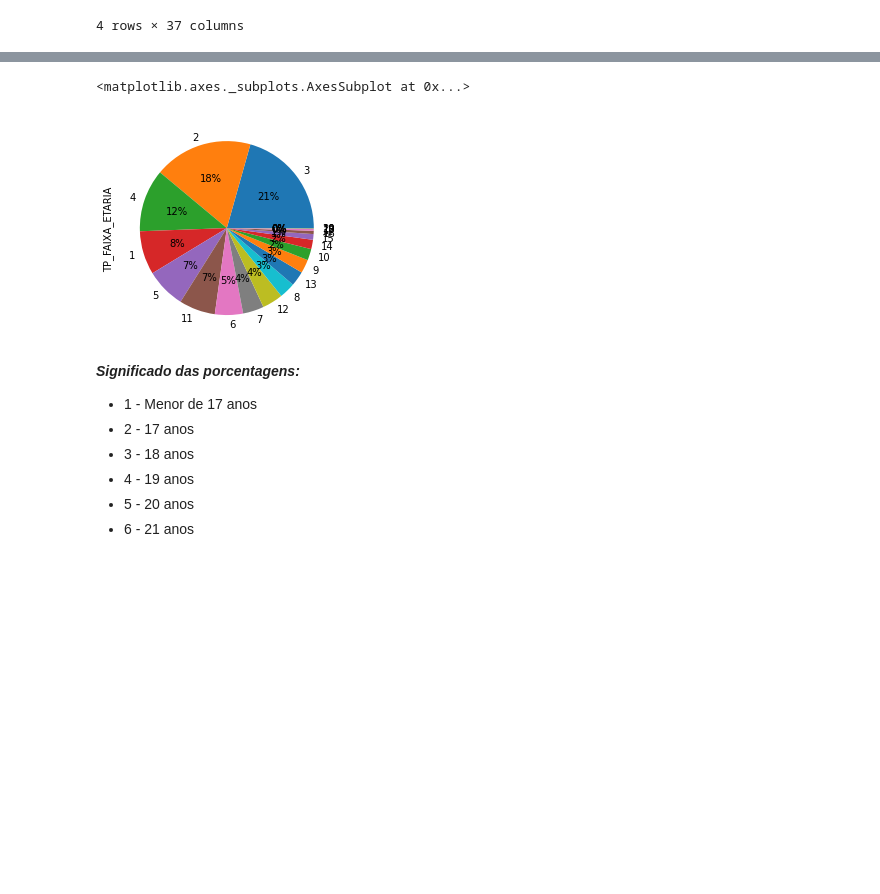
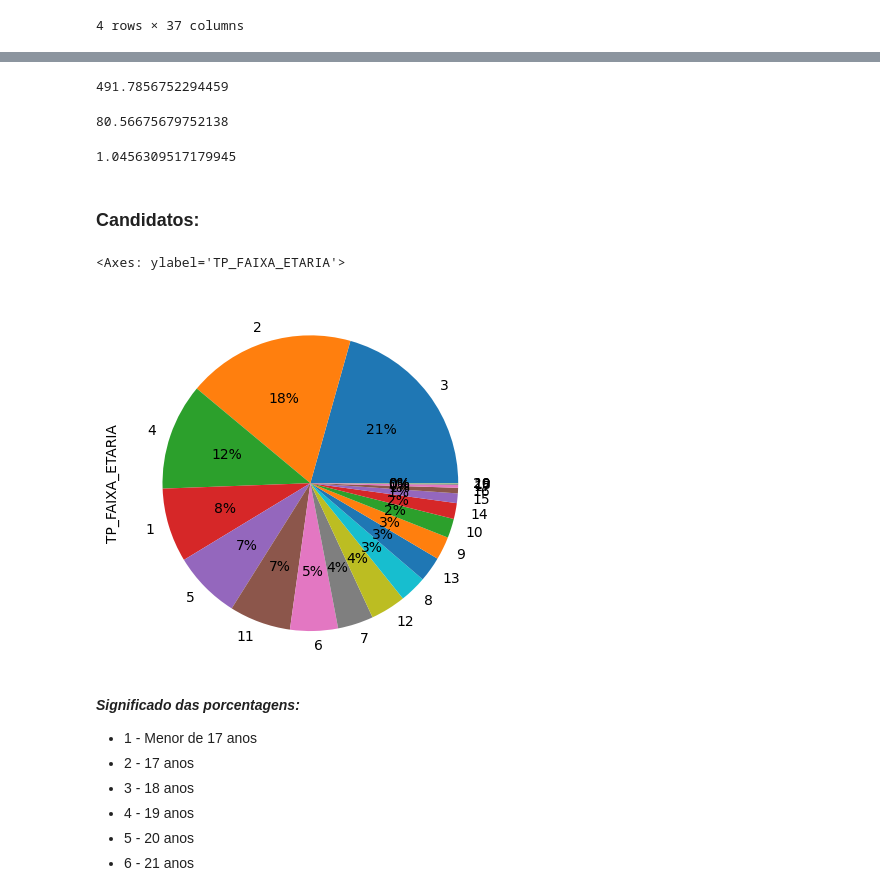
Before and after one commit to Gus-1003/Projeto_Pesquisa_Enem, a Jupyter notebook: Análise_Geral_Microdados_Enem.ipynb, the cells around one changed output, grey strips where cells are left out. Saved outputs shown, nothing was run; the diff lists cells and outputs as text; code cells hidden in the pictures; blank space fills up the shorter version.

```diff
--- a/Análise_Geral_Microdados_Enem.ipynb
+++ b/Análise_Geral_Microdados_Enem.ipynb
@@ -152,3 +64,5 @@ Drive already mounted at /content/drive/; to attempt to forcibly remount, call d
 # %%
-# ler dados de interesse
-dados = pd.read_csv('/content/drive/MyDrive/PIBIC-ENEM2021-Gustavo_Maciel/Base de Dados/MICRODADOS_ENEM_2021.csv', encoding='latin-1', delimiter=";", quotechar='"')
+"""Para carregar os dados em Python, você pode usar a função read_csv() do pandas para carregar dados de um arquivo CSV,
+ou outras funções semelhantes para carregar dados de outros tipos de arquivos:"""
+
+dados = pd.read_csv('/content/drive/MyDrive/Pesquisa_Enem2021/Base de Dados/MICRODADOS_ENEM_2021.csv', encoding='latin-1', delimiter=";", quotechar='"')
@@ -242,0 +271,14 @@ Length: 76, dtype: int64
+# %%
+'''O comando dados.dropna() é utilizado para remover as linhas com valores faltantes (NaN) do DataFrame dados.
+O resultado da operação é armazenado na variável dados_sem_nulos.'''
+
+# dados_sem_nulos = dados.drop(dados.isna().sum().idxmax(), axis=1) #Vai exigir que seja rodado varias vezes
+
+# contagem dos valores NaN por coluna
+nulos = dados.isnull().sum()
+
+# seleciona as colunas com mais de 500.000 valores NaN
+colunas_remover = nulos[nulos > 1500000].index
+
+# remove as colunas selecionadas
+dados_sem_nulos = dados.drop(columns=colunas_remover)
@@ -251,0 +356,11 @@ infoQuest = dados.iloc[:,51:76]
+# %%
+'''
+A notação iloc permite fazer indexação baseada em posição (índices inteiros). Portanto, [:, 0:11]
+significa "selecione todas as linhas (:) e as colunas de 0 a 10 (coluna 0, coluna 1, ..., coluna 10)".
+
+Em outras palavras, esse comando retorna um novo DataFrame com as mesmas linhas do dados, mas apenas as 11 primeiras colunas (0 a 10).
+'''
+info_candidato = dados_sem_nulos.iloc[:,2:11]
+# info_exame = dados_sem_nulos.iloc[:,11:36]
+# info_redação = dados_sem_nulos.iloc[:,36:43]
+# info_quest_social = dados_sem_nulos.iloc[:,43:67]
@@ -320,8 +443,23 @@ dtype: int64
+# %%
+dados['NU_NOTA_CN'].mean()
+# %% [output]
+491.7856752294459
+# %%
+dados['NU_NOTA_CN'].std()
+# %% [output]
+80.56675679752138
+# %%
+variancia = np.var(dados['TP_COR_RACA'])
+variancia
+# %% [output]
+1.0456309517179945
+# %% [markdown]
+### Candidatos:
 # %%
-infoCandidado['TP_FAIXA_ETARIA'].value_counts().plot.pie(autopct='%.0f%%')
+info_candidato['TP_FAIXA_ETARIA'].value_counts().plot.pie(autopct='%.0f%%')
 # %% [output]
-<matplotlib.axes._subplots.AxesSubplot at 0x...>
+<Axes: ylabel='TP_FAIXA_ETARIA'>
-[figure, old version]
+[figure, new version]
 # %% [markdown]
 ***Significado das porcentagens:***
 
```
Also changed, not shown: parts of 66 cells of this notebook.
